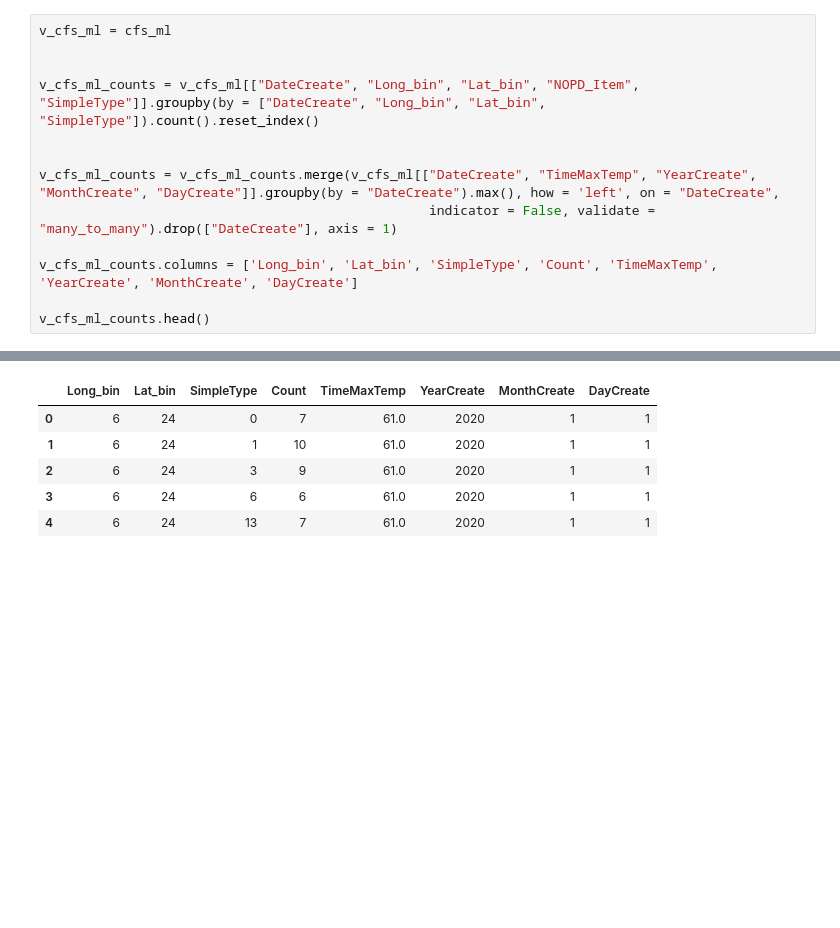
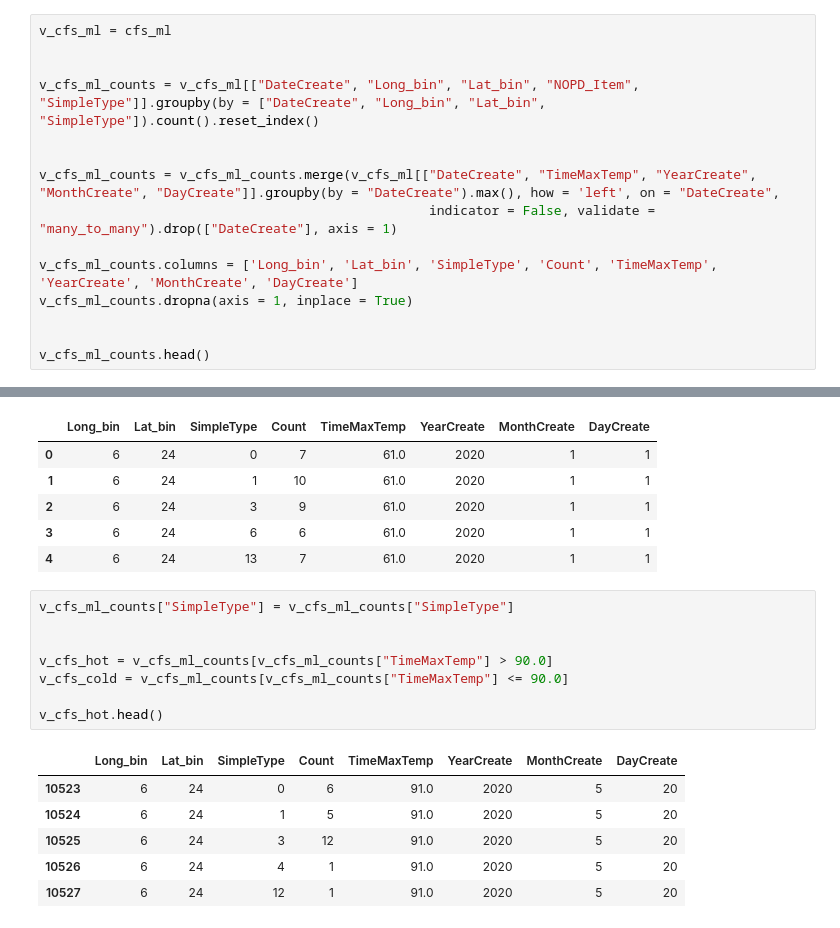
Before and after one commit to outlawhayden/weather-crime, a Jupyter notebook: notebooks/model_playground.ipynb, the cells around one changed output, grey strips where cells are left out. Cells and saved outputs as stored; diff of their text form; blank space fills up the shorter version.

Commit message:
hot and cold models

```diff
--- a/notebooks/model_playground.ipynb
+++ b/notebooks/model_playground.ipynb
@@ -844,6 +848,8 @@ v_cfs_ml_counts = v_cfs_ml_counts.merge(v_cfs_ml[["DateCreate", "TimeMaxTemp", "
                                                   indicator = False, validate = "many_to_many").drop(["DateCreate"], axis = 1)
 
 v_cfs_ml_counts.columns = ['Long_bin', 'Lat_bin', 'SimpleType', 'Count', 'TimeMaxTemp', 'YearCreate', 'MonthCreate', 'DayCreate']
+v_cfs_ml_counts.dropna(axis = 1, inplace = True)
+
 
 v_cfs_ml_counts.head()
 # %% [output]
@@ -869,3 +875,18 @@ v_cfs_ml_counts.head()
 | 2 | 6 | 24 | 3 | 9 | 61.0 | 2020 | 1 | 1 |
 | 3 | 6 | 24 | 6 | 6 | 61.0 | 2020 | 1 | 1 |
 | 4 | 6 | 24 | 13 | 7 | 61.0 | 2020 | 1 | 1 |
+# %%
+v_cfs_ml_counts["SimpleType"] = v_cfs_ml_counts["SimpleType"]
+
+
+v_cfs_hot = v_cfs_ml_counts[v_cfs_ml_counts["TimeMaxTemp"] > 90.0]
+v_cfs_cold = v_cfs_ml_counts[v_cfs_ml_counts["TimeMaxTemp"] <= 90.0]
+
+v_cfs_hot.head()
+# %% [output]
+|  | Long_bin | Lat_bin | SimpleType | Count | TimeMaxTemp | YearCreate | MonthCreate | DayCreate |
+| 10523 | 6 | 24 | 0 | 6 | 91.0 | 2020 | 5 | 20 |
+| 10524 | 6 | 24 | 1 | 5 | 91.0 | 2020 | 5 | 20 |
+| 10525 | 6 | 24 | 3 | 12 | 91.0 | 2020 | 5 | 20 |
+| 10526 | 6 | 24 | 4 | 1 | 91.0 | 2020 | 5 | 20 |
+| 10527 | 6 | 24 | 12 | 1 | 91.0 | 2020 | 5 | 20 |
```
Also changed, not shown: parts of 15 cells of this notebook, 1 other file.
